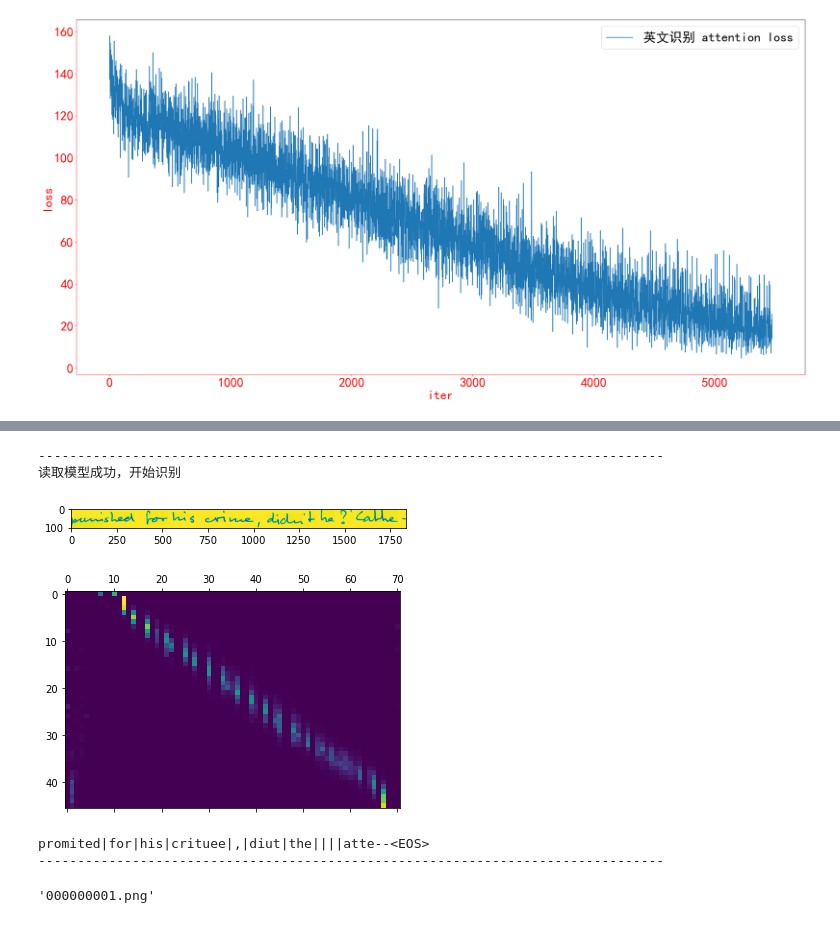
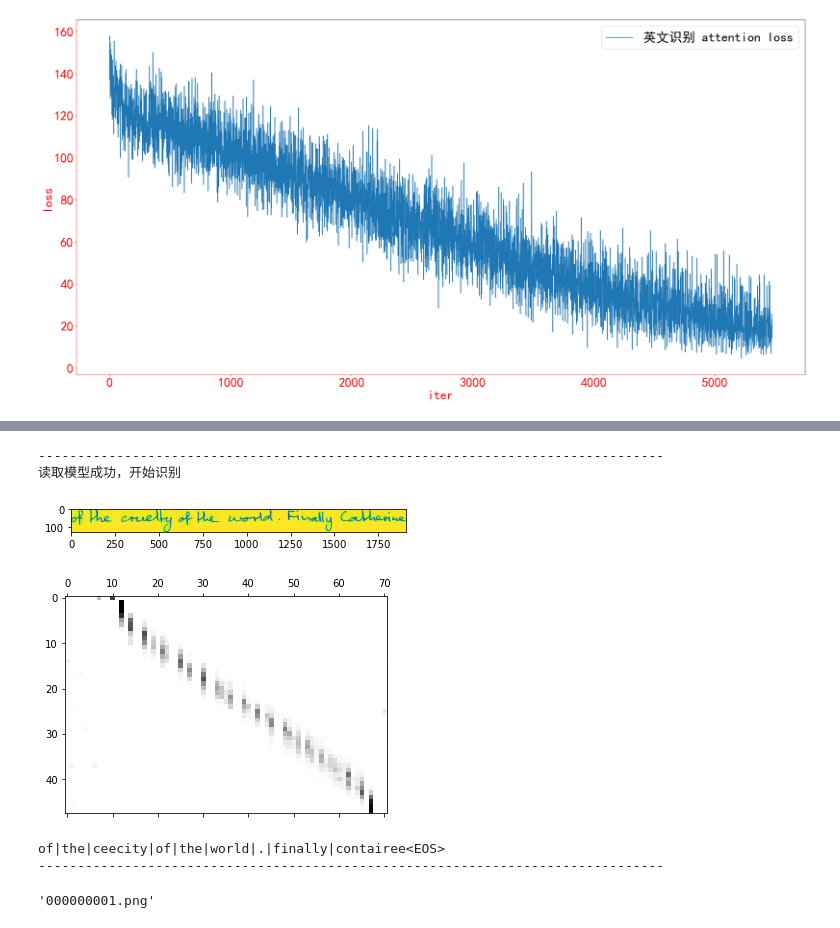
Before and after one commit to whutweihuan/DeepLearing, a Jupyter notebook: train.ipynb, the cells around one changed output, grey strips where cells are left out. Cells and saved outputs as stored; diff of their text form; code cells hidden in the pictures.

```diff
--- a/train.ipynb
+++ b/train.ipynb
@@ -394,15 +394,15 @@ put|down|a|resouuiton|on|the|suspict<EOS>
 # %%
 # E:\algorthm\PythonApplications\ImageRecognize\mydata\images\test01.png
 # E:\algorthm\PythonApplications\ImageRecognize\mydata\images\a01-000u-00.png
 # C:\Users\weihuan\Desktop\IAM\lines\lines\lines_all\r06-137-00.png
 import main22
-main22.testMyImage(r'C:\Users\weihuan\Desktop\IAM\lines\lines\lines_all\r06-130-05.png')
+main22.testMyImage(r'C:\Users\weihuan\Desktop\IAM\lines\lines\lines_all\r06-137-04.png')
 # %% [output]
 --------------------------------------------------------------------------------
 读取模型成功，开始识别
-[figure, old version]
+[figure, new version]
-[figure, old version]
+[figure, new version]
-promited|for|his|crituee|,|diut|the||||atte--<EOS>
+of|the|ceecity|of|the|world|.|finally|contairee<EOS>
 --------------------------------------------------------------------------------
 # %%
 step = 1
```
Also changed, not shown: parts of 5 cells of this notebook, 21 other files.
